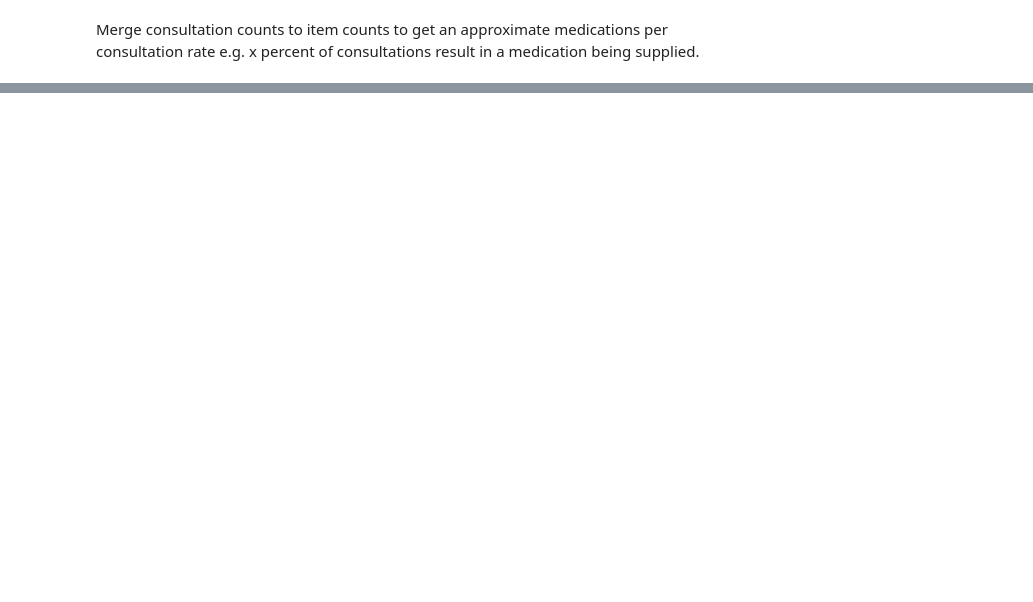
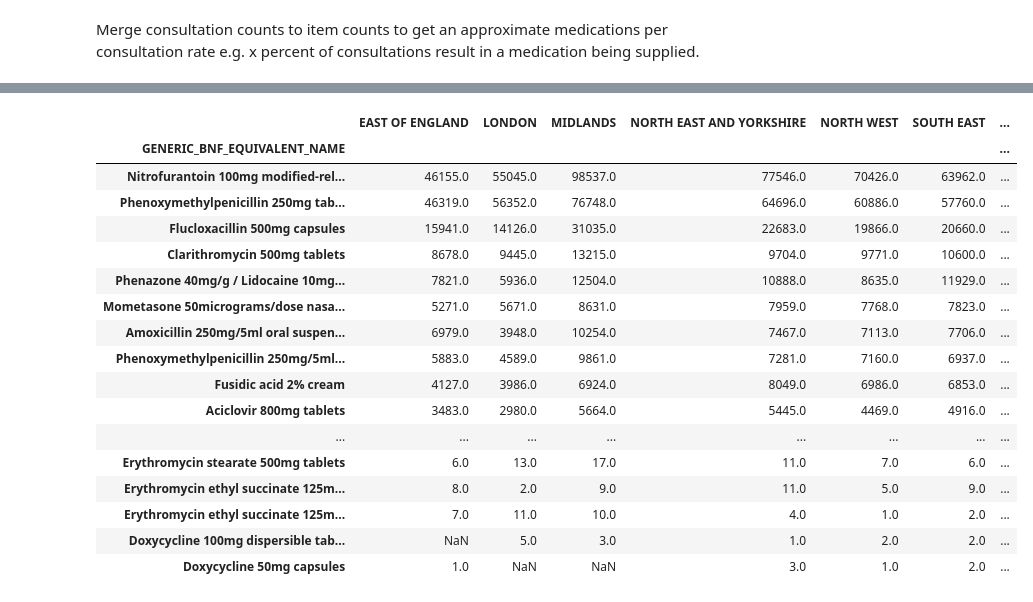
Before and after one commit to chrisjwood16/pharmacy-first-open-data, a Jupyter notebook: notebooks/data_analysis_new.ipynb, the cells around one changed output, grey strips where cells are left out. Cells and saved outputs as stored; diff of their text form; code cells hidden in the pictures; blank space fills up the shorter version.

```diff
--- a/notebooks/data_analysis_new.ipynb
+++ b/notebooks/data_analysis_new.ipynb
@@ -202,0 +255,4 @@ NameError: name 'contractor_df' is not defined
+# %%
+pca_df_regional = pca_df[['REGION_NAME', 'GENERIC_BNF_EQUIVALENT_NAME', 'PF_MEDICATION_ITEMS']]
+pca_df_regional = pca_df_regional.groupby(['REGION_NAME', 'GENERIC_BNF_EQUIVALENT_NAME']).sum().reset_index()
+pca_df_regional
@@ -202,0 +273,35 @@ NameError: name 'contractor_df' is not defined
+# %%
+pca_df_regional_pivot = pca_df_regional.pivot_table(index="GENERIC_BNF_EQUIVALENT_NAME",
+                          columns="REGION_NAME",
+                          values="PF_MEDICATION_ITEMS",
+                          aggfunc="sum")  # Use sum in case of duplicate entries
+
+pca_df_regional_pivot.columns.name = None
+
+pca_df_regional_pivot["TOTAL"] = pca_df_regional_pivot.sum(axis=1)
+
+for region in pca_df_regional_pivot.columns[:-1]:  # Exclude 'TOTAL' from percentage calculation
+    pca_df_regional_pivot[f"{region} %"] = (pca_df_regional_pivot[region] / pca_df_regional_pivot["TOTAL"]) * 100
+
+pca_df_regional_pivot = pca_df_regional_pivot.sort_values(by="TOTAL", ascending=False)
+
+pca_df_regional_pivot
+# %% [output]
+|  | EAST OF ENGLAND | LONDON | MIDLANDS | NORTH EAST AND YORKSHIRE | NORTH WEST | SOUTH EAST | ... |
+| GENERIC_BNF_EQUIVALENT_NAME |  |  |  |  |  |  | ... |
+| Nitrofurantoin 100mg modified-rel... | 46155.0 | 55045.0 | 98537.0 | 77546.0 | 70426.0 | 63962.0 | ... |
+| Phenoxymethylpenicillin 250mg tab... | 46319.0 | 56352.0 | 76748.0 | 64696.0 | 60886.0 | 57760.0 | ... |
+| Flucloxacillin 500mg capsules | 15941.0 | 14126.0 | 31035.0 | 22683.0 | 19866.0 | 20660.0 | ... |
+| Clarithromycin 500mg tablets | 8678.0 | 9445.0 | 13215.0 | 9704.0 | 9771.0 | 10600.0 | ... |
+| Phenazone 40mg/g / Lidocaine 10mg... | 7821.0 | 5936.0 | 12504.0 | 10888.0 | 8635.0 | 11929.0 | ... |
+| Mometasone 50micrograms/dose nasa... | 5271.0 | 5671.0 | 8631.0 | 7959.0 | 7768.0 | 7823.0 | ... |
+| Amoxicillin 250mg/5ml oral suspen... | 6979.0 | 3948.0 | 10254.0 | 7467.0 | 7113.0 | 7706.0 | ... |
+| Phenoxymethylpenicillin 250mg/5ml... | 5883.0 | 4589.0 | 9861.0 | 7281.0 | 7160.0 | 6937.0 | ... |
+| Fusidic acid 2% cream | 4127.0 | 3986.0 | 6924.0 | 8049.0 | 6986.0 | 6853.0 | ... |
+| Aciclovir 800mg tablets | 3483.0 | 2980.0 | 5664.0 | 5445.0 | 4469.0 | 4916.0 | ... |
+| ... | ... | ... | ... | ... | ... | ... | ... |
+| Erythromycin stearate 500mg tablets | 6.0 | 13.0 | 17.0 | 11.0 | 7.0 | 6.0 | ... |
+| Erythromycin ethyl succinate 125m... | 8.0 | 2.0 | 9.0 | 11.0 | 5.0 | 9.0 | ... |
+| Erythromycin ethyl succinate 125m... | 7.0 | 11.0 | 10.0 | 4.0 | 1.0 | 2.0 | ... |
+| Doxycycline 100mg dispersible tab... | NaN | 5.0 | 3.0 | 1.0 | 2.0 | 2.0 | ... |
+| Doxycycline 50mg capsules | 1.0 | NaN | NaN | 3.0 | 1.0 | 2.0 | ... |
```
Also changed, not shown: parts of 11 cells of this notebook, 2 other files.
